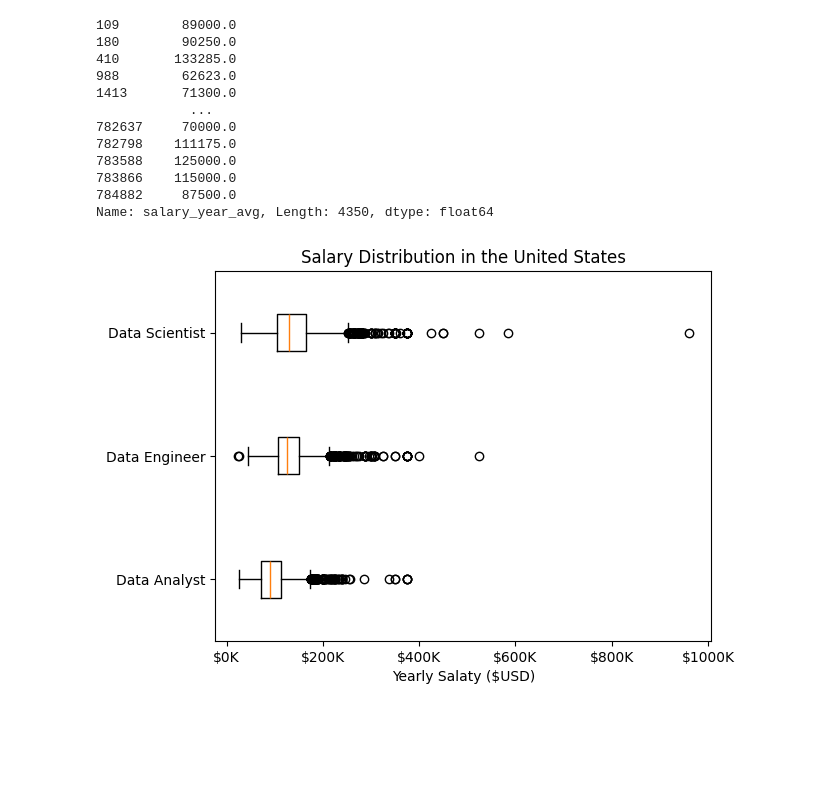
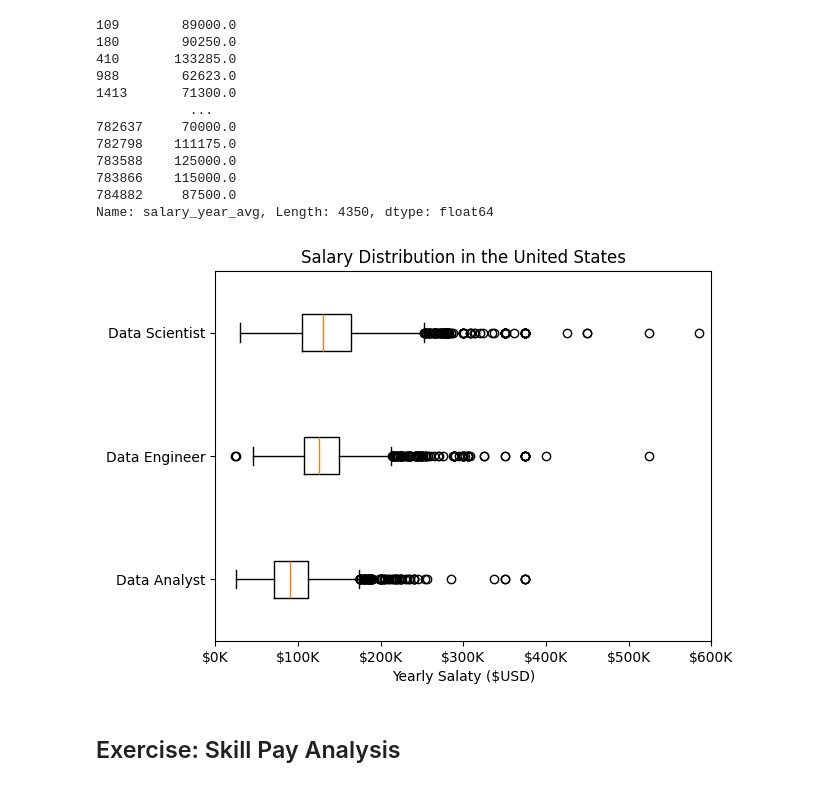
Before and after one commit to Rinskiii/python-for-data-analytics, a Jupyter notebook: advanced_python_for_da.ipynb, the cells around one changed output. Drawn from its saved outputs; the diff is of its cells as text; code cells hidden in the pictures; blank space fills up the shorter version.

Commit message:
exercise: skill pay analysis$; Seaborn

```diff
--- a/advanced_python_for_da.ipynb
+++ b/advanced_python_for_da.ipynb
@@ -892,11 +903,13 @@ Name: salary_year_avg, Length: 4350, dtype: float64
 # %%
 plt.boxplot(job_list, tick_labels=job_titles, vert=False)
 
 plt.title('Salary Distribution in the United States')
 plt.xlabel('Yearly Salaty ($USD)')
 ax = plt.gca()
-ax.xaxis.set_major_formatter(plt.FuncFormatter(lambda y, pos: f'${int(y/1000)}K'))
-
+ax.xaxis.set_major_formatter(plt.FuncFormatter(lambda x, pos: f'${int(x/1000)}K'))
+plt.xlim(0, 600_000)
 plt.show()
 # %% [output]
-[figure, old version]
+[figure, new version]
+# %% [markdown]
+## Exercise: Skill Pay Analysis
```
Also changed, not shown: parts of 24 cells of this notebook.
